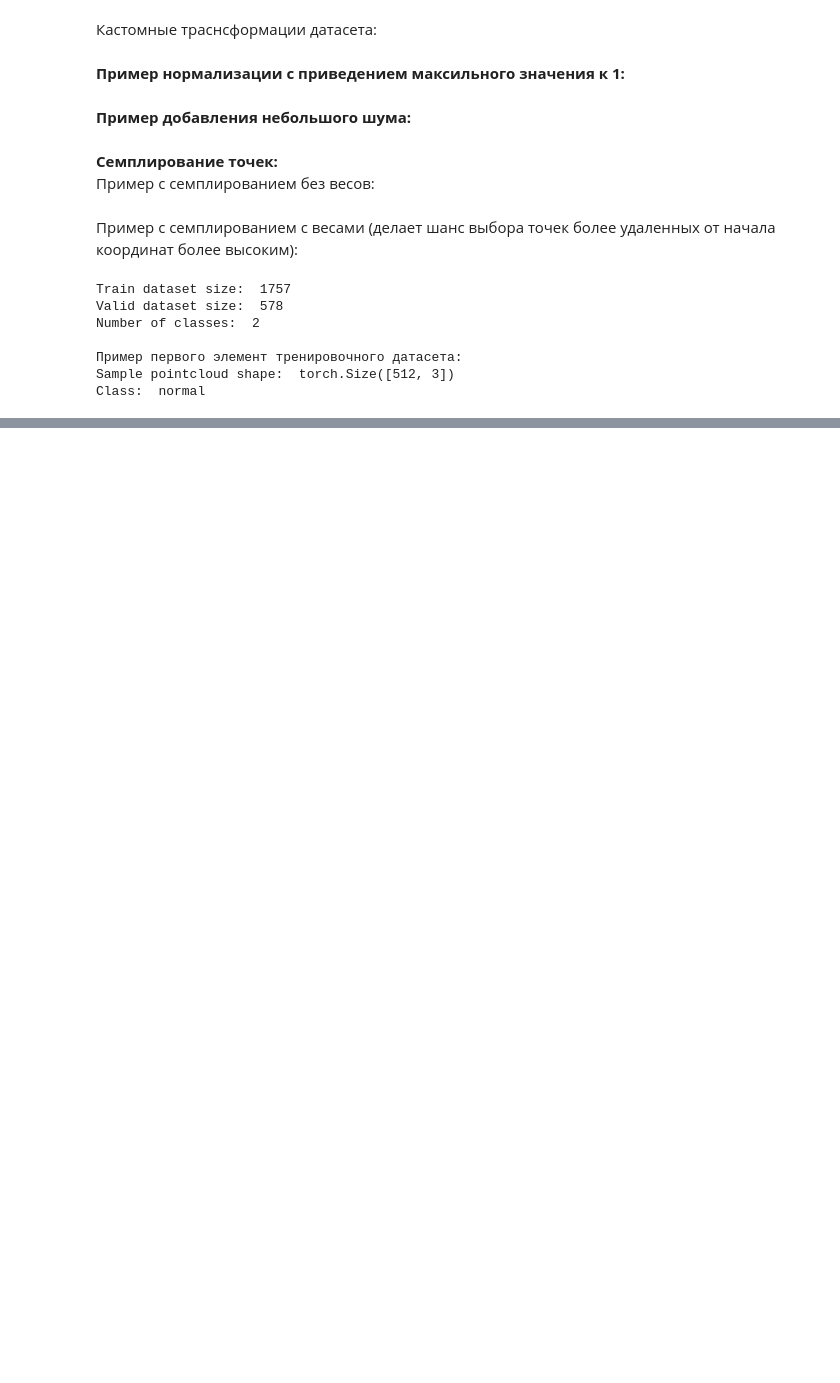
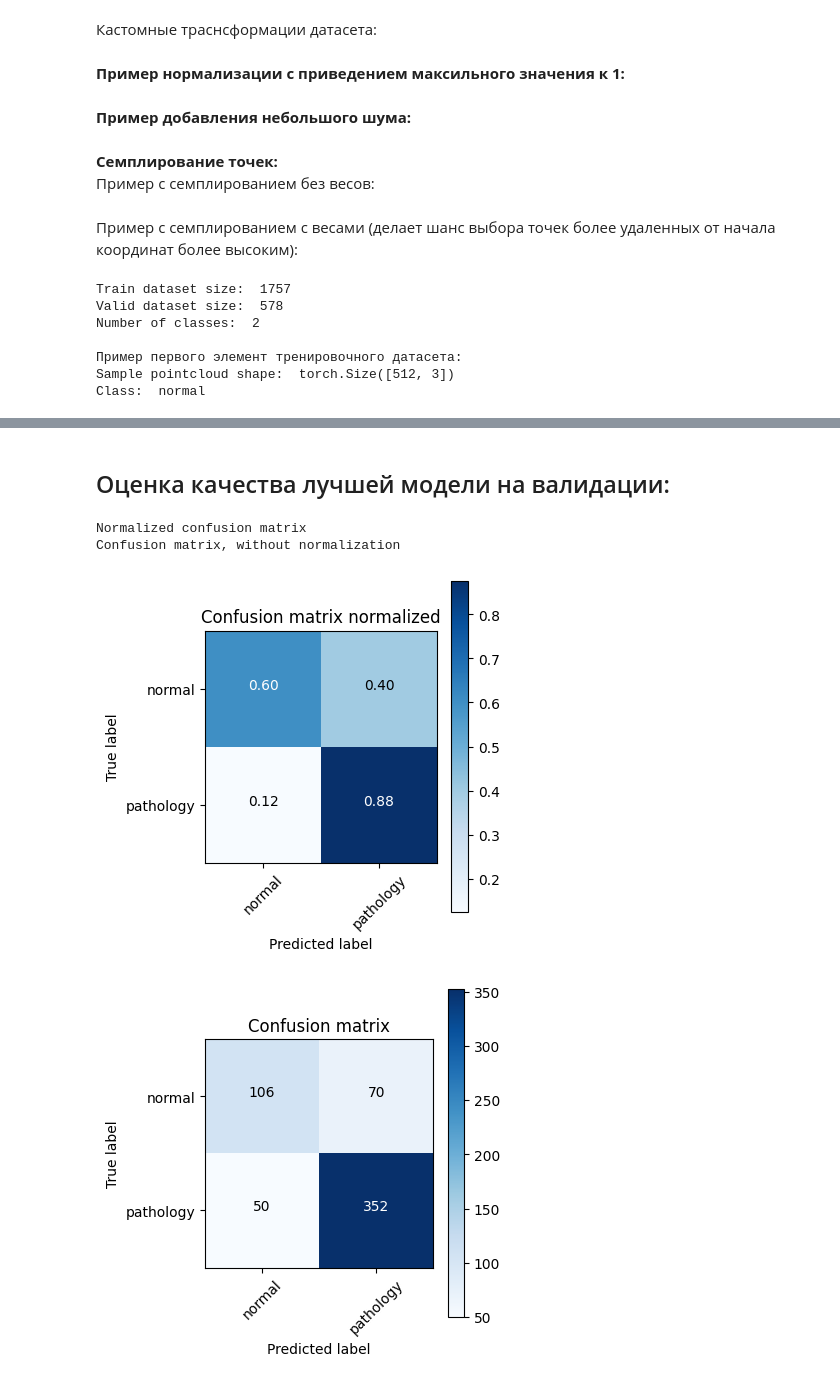
Before and after one commit to Koldim2001/ML_DL_research_VECG, a Jupyter notebook: DL_pointcloud/classifier_pointnet_train.ipynb, the cells around one changed output, grey strips where cells are left out. Saved outputs shown, nothing was run; the diff lists cells and outputs as text; code cells hidden in the pictures; blank space fills up the shorter version.

Commit message:
train pointnet

```diff
--- a/DL_pointcloud/classifier_pointnet_train.ipynb
+++ b/DL_pointcloud/classifier_pointnet_train.ipynb
@@ -208,6 +208,7 @@ valid_ds = PointCloudData(DATASET_PATH, "val", transform=val_transforms)
 train_loader = DataLoader(dataset=train_ds, batch_size=32, shuffle=True)
 valid_loader = DataLoader(dataset=valid_ds, batch_size=32)
 # %%
+classes = {'normal' : 0, 'pathology': 1}
 inv_classes = {0 : 'normal', 1 : 'pathology'}
 print('Train dataset size: ', len(train_ds))
 print('Valid dataset size: ', len(valid_ds))
@@ -227,0 +231,4 @@ Class:  normal
+# %%
+device = torch.device("cuda" if torch.cuda.is_available() else "cpu")
+pointnet = PointNet()
+pointnet.to(device)
@@ -227,0 +300,3 @@ Class:  normal
+# %%
+optimizer = torch.optim.Adam(pointnet.parameters(), lr=0.00025)
+train(pointnet, train_loader, valid_loader, epochs=10)
@@ -227,0 +321,27 @@ Class:  normal
+# %% [markdown]
+## Оценка качества лучшей модели на валидации:
+# %%
+pointnet.eval().to('cpu')
+all_preds = []
+all_labels = []
+with torch.no_grad():
+    for i, data in enumerate(valid_loader):
+        #print('Batch [%4d / %4d]' % (i+1, len(valid_loader)))
+
+        inputs, labels = data['pointcloud'].float(), data['category']
+        outputs, __, __ = pointnet(inputs.transpose(1,2))
+        _, preds = torch.max(outputs.data, 1)
+        all_preds += list(preds.numpy())
+        all_labels += list(labels.numpy())
+# %%
+plt.figure(figsize=(4,4))
+cm = confusion_matrix(all_labels, all_preds)
+plot_confusion_matrix(cm, list(classes.keys()), normalize=True, title='Confusion matrix normalized')
+
+plt.figure(figsize=(4,4))
+plot_confusion_matrix(cm, list(classes.keys()), normalize=False)
+# %% [output]
+Normalized confusion matrix
+Confusion matrix, without normalization
+[figure, added]
+[figure, added]
```
Also changed, not shown: parts of 5 cells of this notebook, 2 other files.
